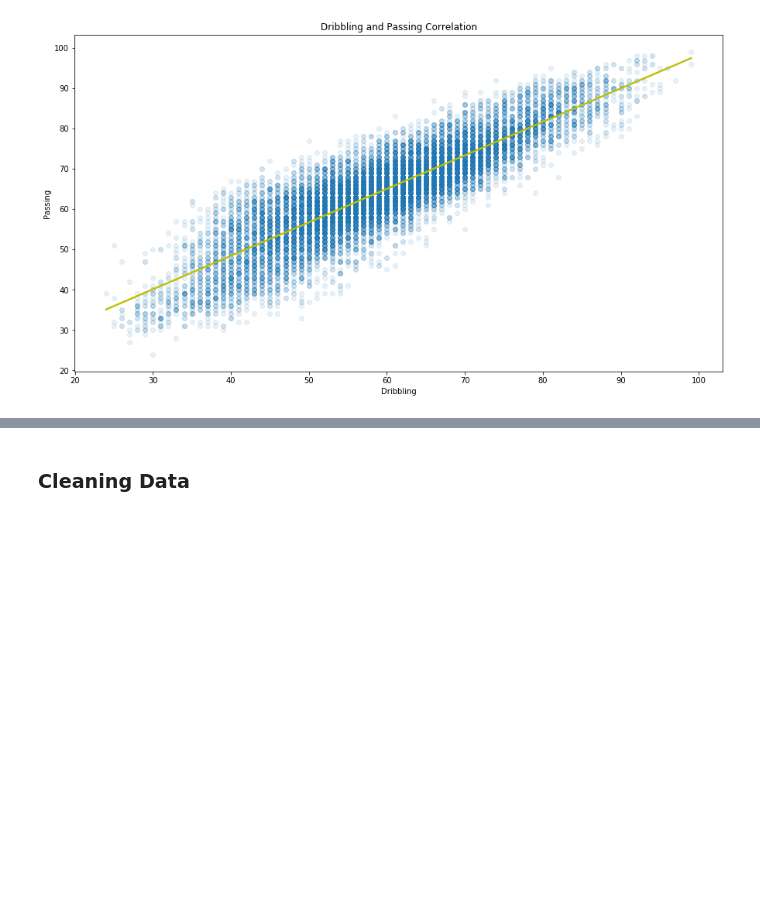
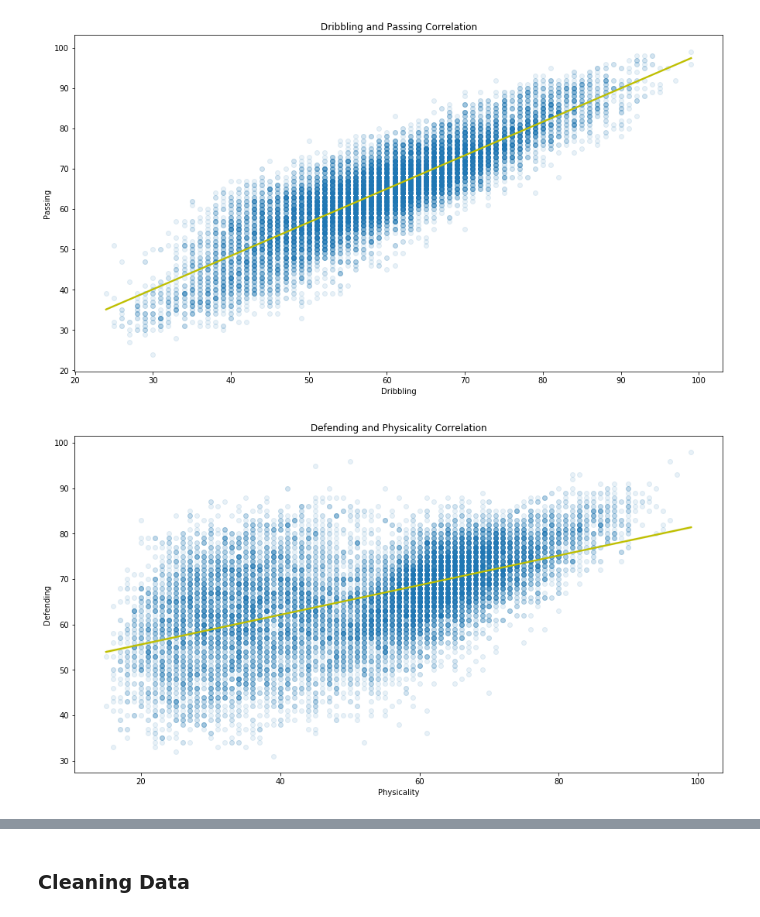
Before and after one commit to eduardopd/fifa-20-dataset, a Jupyter notebook: fifa-fut-2020-analysis.ipynb, the cells around one changed output, grey strips where cells are left out. Drawn from its saved outputs; the diff is of its cells as text; code cells hidden in the pictures; blank space fills up the shorter version.

Commit message:
feat: defense analysis
Defense analysis, box and violin plots. Bivariate exploration. Right-back and Right-wing-back analysis.

```diff
--- a/fifa-fut-2020-analysis.ipynb
+++ b/fifa-fut-2020-analysis.ipynb
@@ -470,3 +472,22 @@ plt.title('Dribbling and Passing Correlation')
 dribbling_passing_scatter()
 # %% [output]
 [figure]
+# %%
+# Scatter plot - Defending/Psycality
+
+ds = df_eda['defending']
+dk = df_eda['physicality']
+
+def defending_physicality_scatter():
+    sb.regplot(ds, dk, color='y', scatter=False);
+    sb.regplot(ds, dk, fit_reg=False, scatter_kws = {'alpha':0.1});
+    plt.ylabel('Defending')
+    plt.xlabel('Physicality')
+
+plt.figure(figsize=[15,8])
+plt.grid(False)
+plt.title('Defending and Physicality Correlation')
+
+defending_physicality_scatter()
+# %% [output]
+[figure, added]
```
Also changed, not shown: parts of 13 cells of this notebook.
